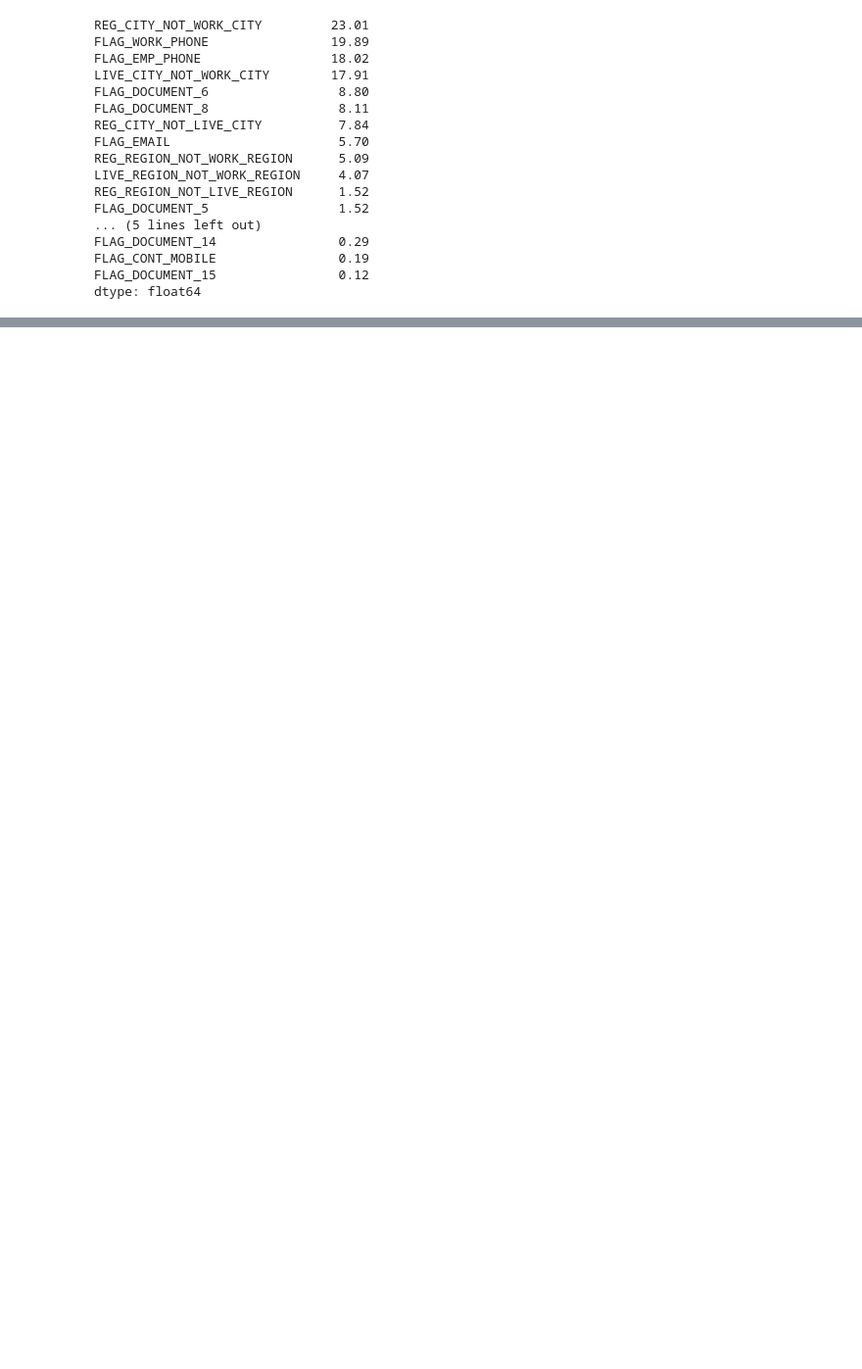
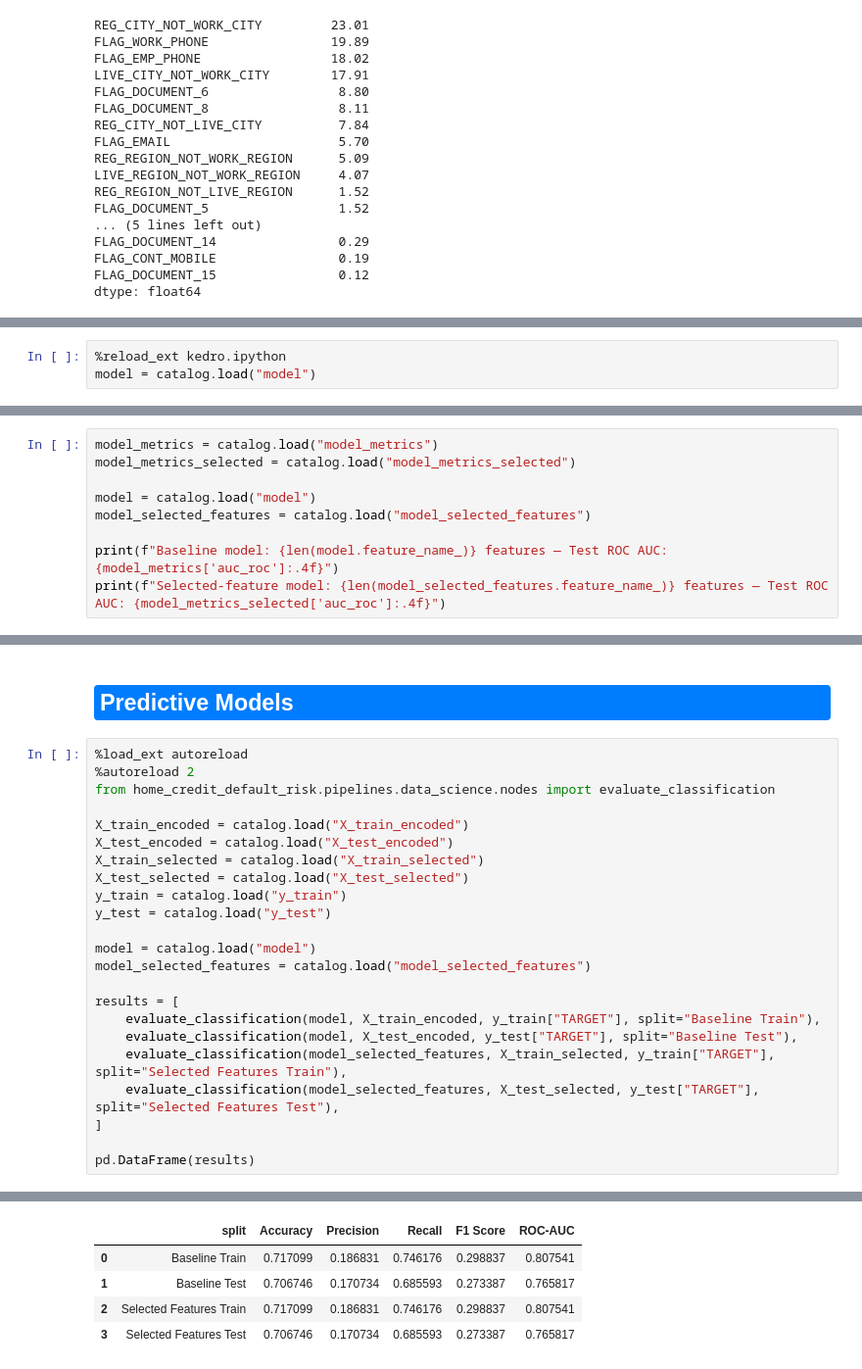
Before and after one commit to marianavfreitas/Home-Credit-Default-Risk, a Jupyter notebook: notebooks/eda.ipynb, the cells around one changed output, grey strips where cells are left out. Shown at 98% size. Saved outputs shown, nothing was run; the diff lists cells and outputs as text; blank space fills up the shorter version.

```diff
--- a/notebooks/eda.ipynb
+++ b/notebooks/eda.ipynb
@@ -623,0 +625,3 @@ for col in ["AMT_INCOME_TOTAL", "AMT_CREDIT", "AMT_ANNUITY", "DAYS_EMPLOYED"]:
+# %%
+%reload_ext kedro.ipython
+model = catalog.load("model")
@@ -623,0 +667,9 @@ for col in ["AMT_INCOME_TOTAL", "AMT_CREDIT", "AMT_ANNUITY", "DAYS_EMPLOYED"]:
+# %%
+model_metrics = catalog.load("model_metrics")
+model_metrics_selected = catalog.load("model_metrics_selected")
+
+model = catalog.load("model")
+model_selected_features = catalog.load("model_selected_features")
+
+print(f"Baseline model: {len(model.feature_name_)} features — Test ROC AUC: {model_metrics['auc_roc']:.4f}")
+print(f"Selected-feature model: {len(model_selected_features.feature_name_)} features — Test ROC AUC: {model_metrics_selected['auc_roc']:.4f}")
@@ -623,0 +688,28 @@ for col in ["AMT_INCOME_TOTAL", "AMT_CREDIT", "AMT_ANNUITY", "DAYS_EMPLOYED"]:
+# %% [markdown]
+<h2 style="background-color:#007DFF; color:white; padding:3px 6px; border-radius:4px; font-weight:bold;">
+Predictive Models
+</h2>
+# %%
+%load_ext autoreload
+%autoreload 2
+from home_credit_default_risk.pipelines.data_science.nodes import evaluate_classification
+
+X_train_encoded = catalog.load("X_train_encoded")
+X_test_encoded = catalog.load("X_test_encoded")
+X_train_selected = catalog.load("X_train_selected")
+X_test_selected = catalog.load("X_test_selected")
+y_train = catalog.load("y_train")
+y_test = catalog.load("y_test")
+
+model = catalog.load("model")
+model_selected_features = catalog.load("model_selected_features")
+
+results = [
+    evaluate_classification(model, X_train_encoded, y_train["TARGET"], split="Baseline Train"),
+    evaluate_classification(model, X_test_encoded, y_test["TARGET"], split="Baseline Test"),
+    evaluate_classification(model_selected_features, X_train_selected, y_train["TARGET"], split="Selected Features Train"),
+    evaluate_classification(model_selected_features, X_test_selected, y_test["TARGET"], split="Selected Features Test"),
+]
+
+pd.DataFrame(results)
+# %% [output]
@@ -623,0 +725,5 @@ for col in ["AMT_INCOME_TOTAL", "AMT_CREDIT", "AMT_ANNUITY", "DAYS_EMPLOYED"]:
+|  | split | Accuracy | Precision | Recall | F1 Score | ROC-AUC |
+| 0 | Baseline Train | 0.717099 | 0.186831 | 0.746176 | 0.298837 | 0.807541 |
+| 1 | Baseline Test | 0.706746 | 0.170734 | 0.685593 | 0.273387 | 0.765817 |
+| 2 | Selected Features Train | 0.717099 | 0.186831 | 0.746176 | 0.298837 | 0.807541 |
+| 3 | Selected Features Test | 0.706746 | 0.170734 | 0.685593 | 0.273387 | 0.765817 |
```
Also changed, not shown: parts of 14 cells of this notebook, 7 other files.
